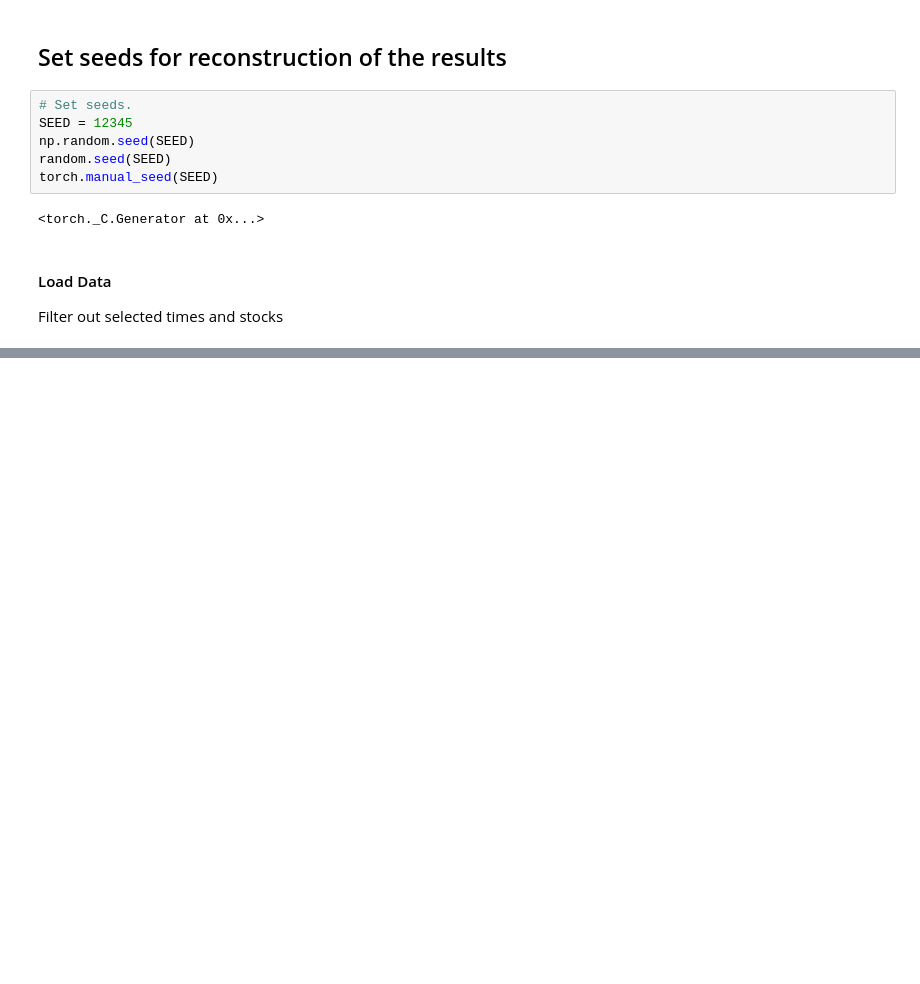
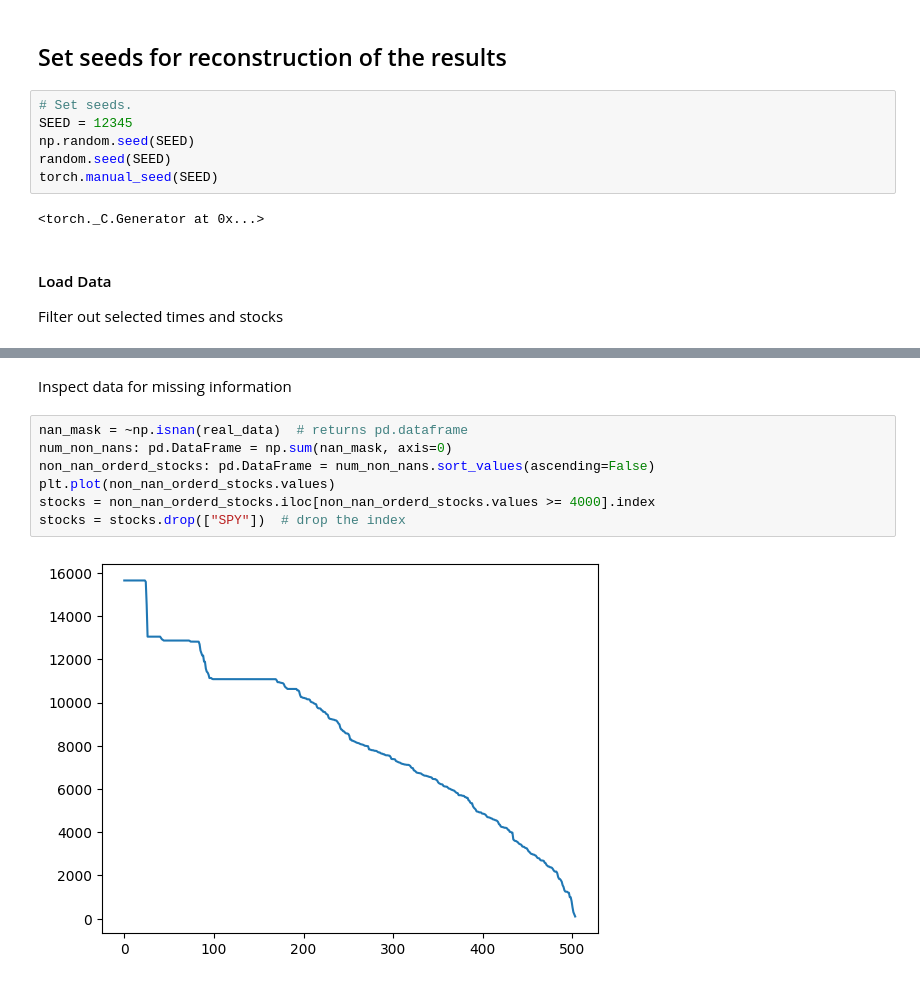
Before and after one commit to ncograf/synthetic_data, a Jupyter notebook: notebooks/stylized_facts.ipynb, the cells around one changed output, grey strips where cells are left out. Cells and saved outputs as stored; diff of their text form; blank space fills up the shorter version.

```diff
--- a/notebooks/stylized_facts.ipynb
+++ b/notebooks/stylized_facts.ipynb
@@ -23 +40,12 @@ Filter out selected times and stocks
+# %% [markdown]
+Inspect data for missing information
+# %%
+nan_mask = ~np.isnan(real_data)  # returns pd.dataframe
+num_non_nans: pd.DataFrame = np.sum(nan_mask, axis=0)
+non_nan_orderd_stocks: pd.DataFrame = num_non_nans.sort_values(ascending=False)
+plt.plot(non_nan_orderd_stocks.values)
+stocks = non_nan_orderd_stocks.iloc[non_nan_orderd_stocks.values >= 4000].index
+stocks = stocks.drop(["SPY"])  # drop the index
+# %% [output]
+[figure, added]
 # %%
```
Also changed, not shown: parts of 12 cells of this notebook, 9 other files.
